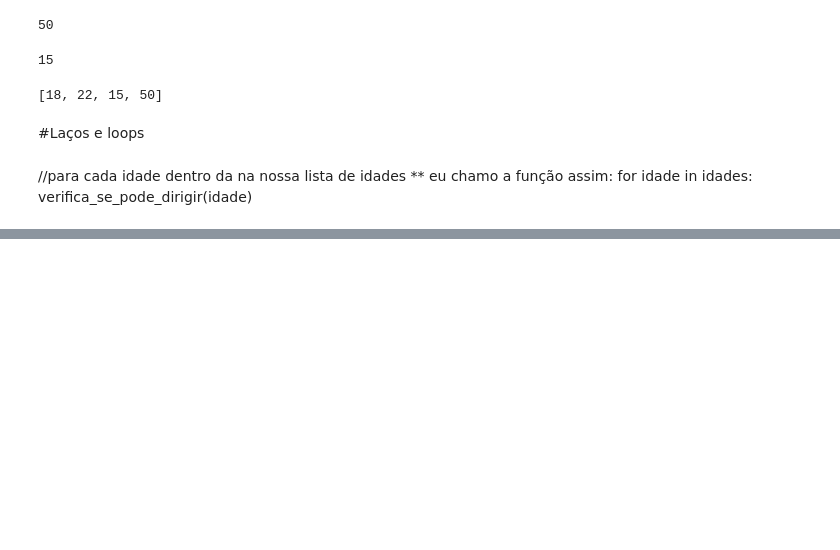
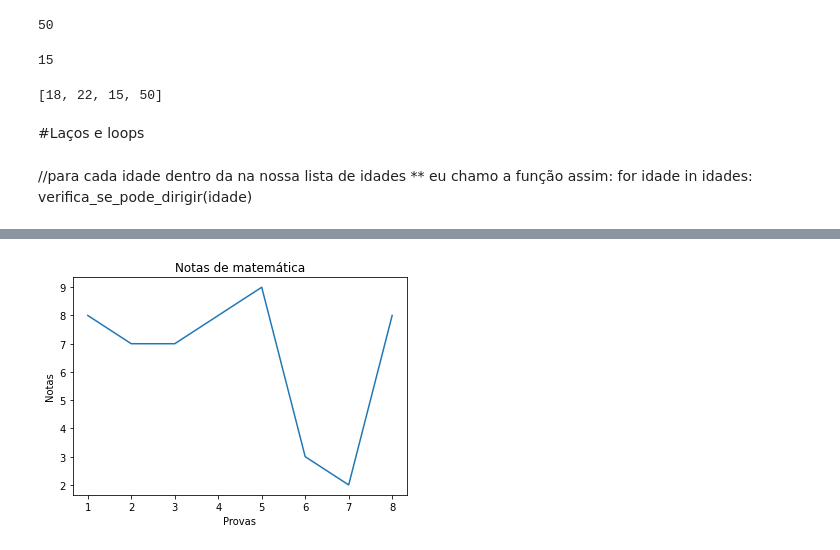
Before and after one commit to HalyneSalgueiro/logica_de_programacao, a Jupyter notebook: logica_de_programacao.ipynb, the cells around one changed output, grey strips where cells are left out. Drawn from its saved outputs; the diff is of its cells as text; code cells hidden in the pictures; blank space fills up the shorter version.

```diff
--- a/logica_de_programacao.ipynb
+++ b/logica_de_programacao.ipynb
@@ -233,0 +404,10 @@ def verifica_se_pode_dirigir(idade):
+# %%
+x = list(range(1, 9))
+y = notas_matematica
+plt.plot(x, y)
+plt.title('Notas de matemática')
+plt.xlabel('Provas')
+plt.ylabel('Notas')
+plt.show()
+# %% [output]
+[figure, added]
```
Also changed, not shown: parts of 34 cells of this notebook.
